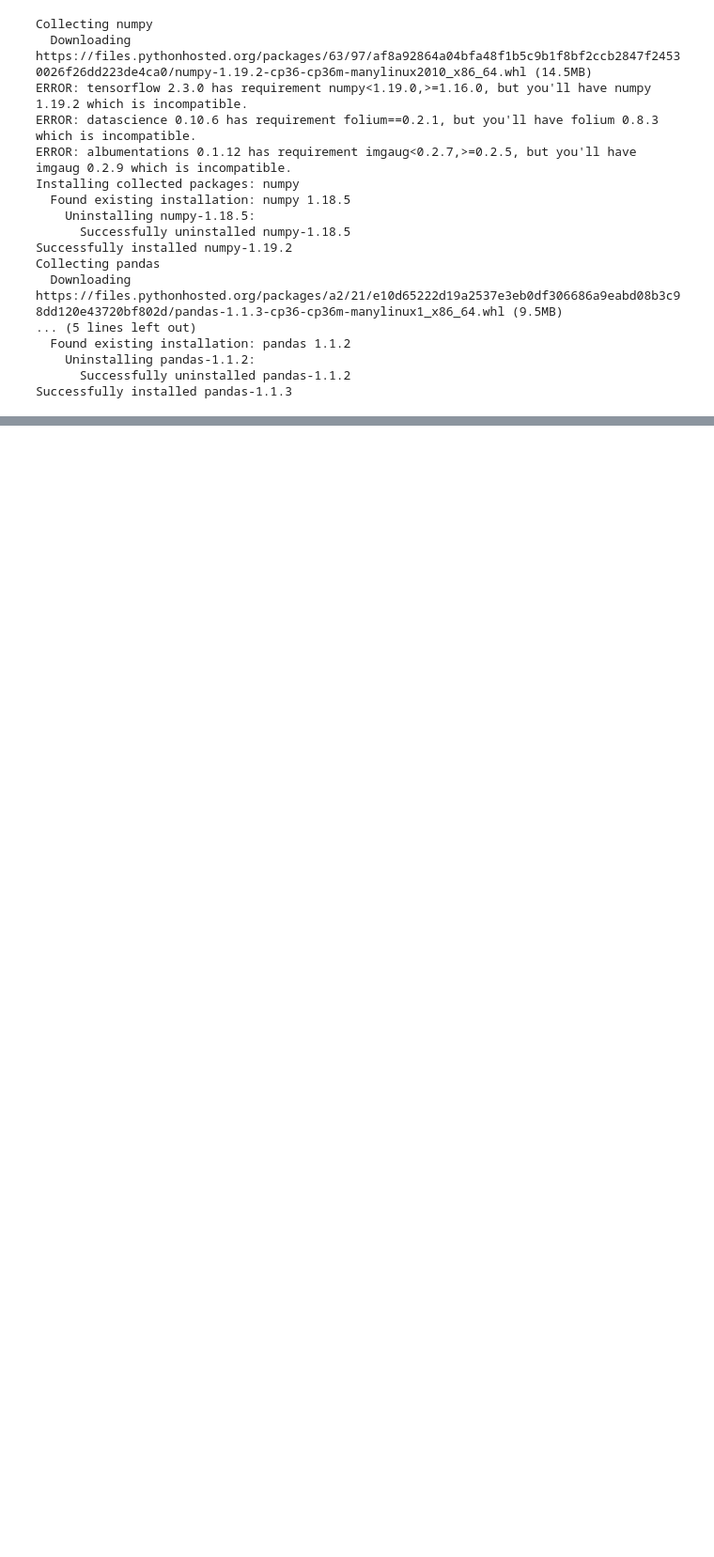
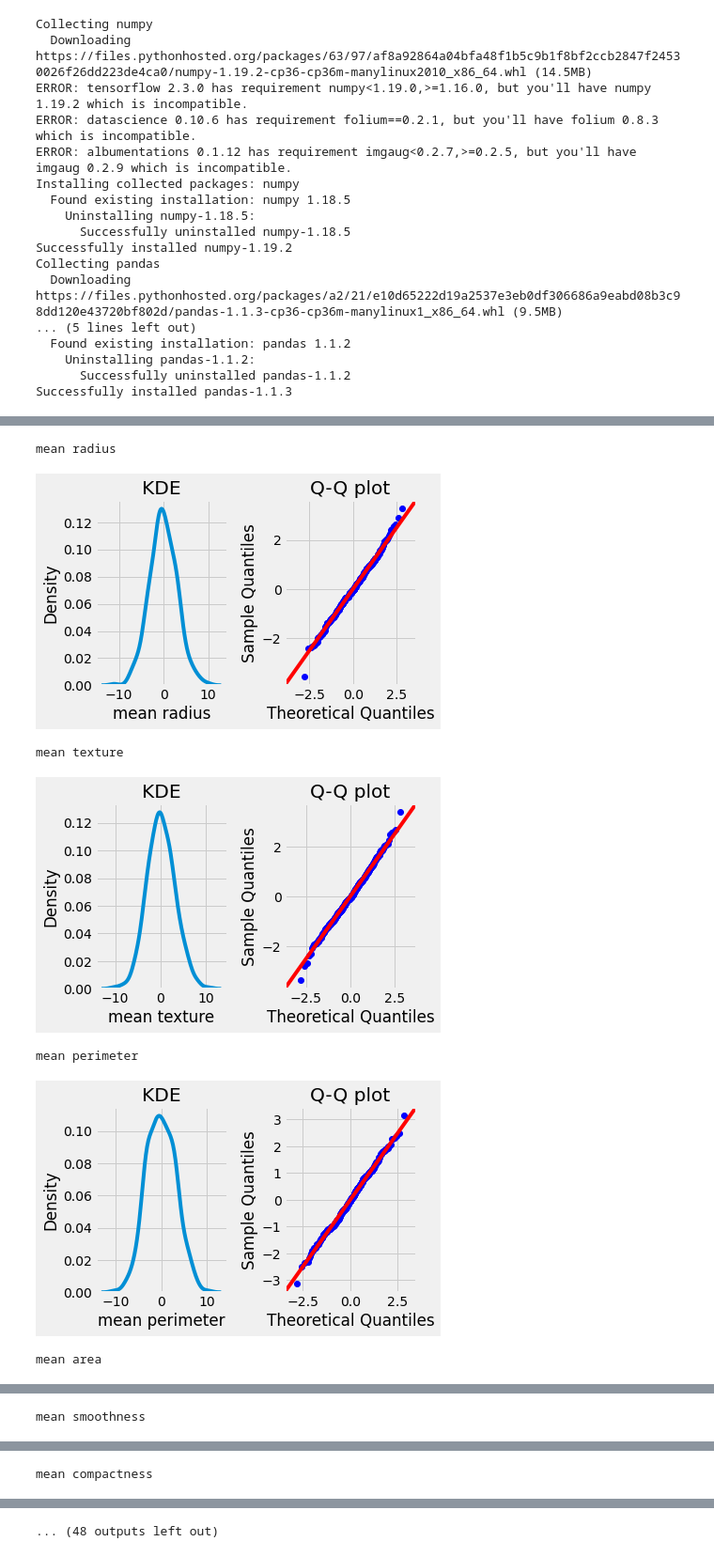
Before and after one commit to Tarleton-Math/data-science-20-21, a Jupyter notebook: data_science_20_21_notes_10_13.ipynb, the cells around one changed output, grey strips where cells are left out. Shown at 94% size. Drawn from its saved outputs; the diff is of its cells as text; code cells hidden in the pictures; blank space fills up the shorter version.

```diff
--- a/data_science_20_21_notes_10_13.ipynb
+++ b/data_science_20_21_notes_10_13.ipynb
@@ -82,0 +154,19 @@ Classfiers produce the predict_proba vector giving the predicted probability tha
+# %%
+from sklearn.preprocessing import PowerTransformer
+pt = PowerTransformer().fit(X_m)
+
+def transform_add_noise(X, pt, noise=0):
+    Z = pt.transform(X) + noise * rng.normal(size=X.shape)
+    return pd.DataFrame(Z, columns=X.columns)
+
+Z_m = transform_add_noise(X_m, pt, 3)
+Z_h = transform_add_noise(X_h, pt, 3)
+Z_m.apply(plot_density);
+# %% [output]
+mean radius
+[figure, added]
+mean texture
+[figure, added]
+mean perimeter
+[figure, added]
+mean area
@@ -82,0 +174 @@ Classfiers produce the predict_proba vector giving the predicted probability tha
+mean smoothness
@@ -82,0 +176 @@ Classfiers produce the predict_proba vector giving the predicted probability tha
+mean compactness
@@ -82,0 +178 @@ Classfiers produce the predict_proba vector giving the predicted probability tha
+... (48 outputs left out)
```
Also changed, not shown: parts of 16 cells of this notebook.
